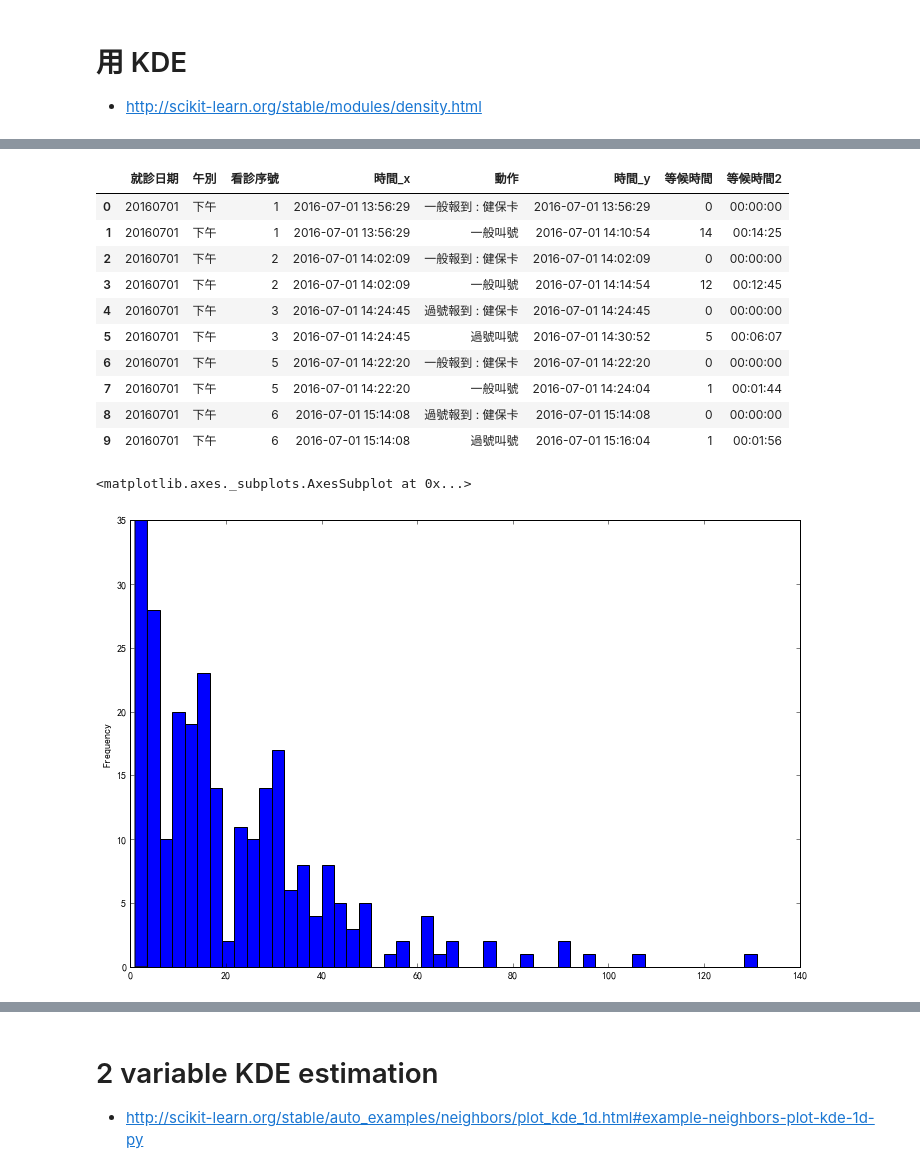
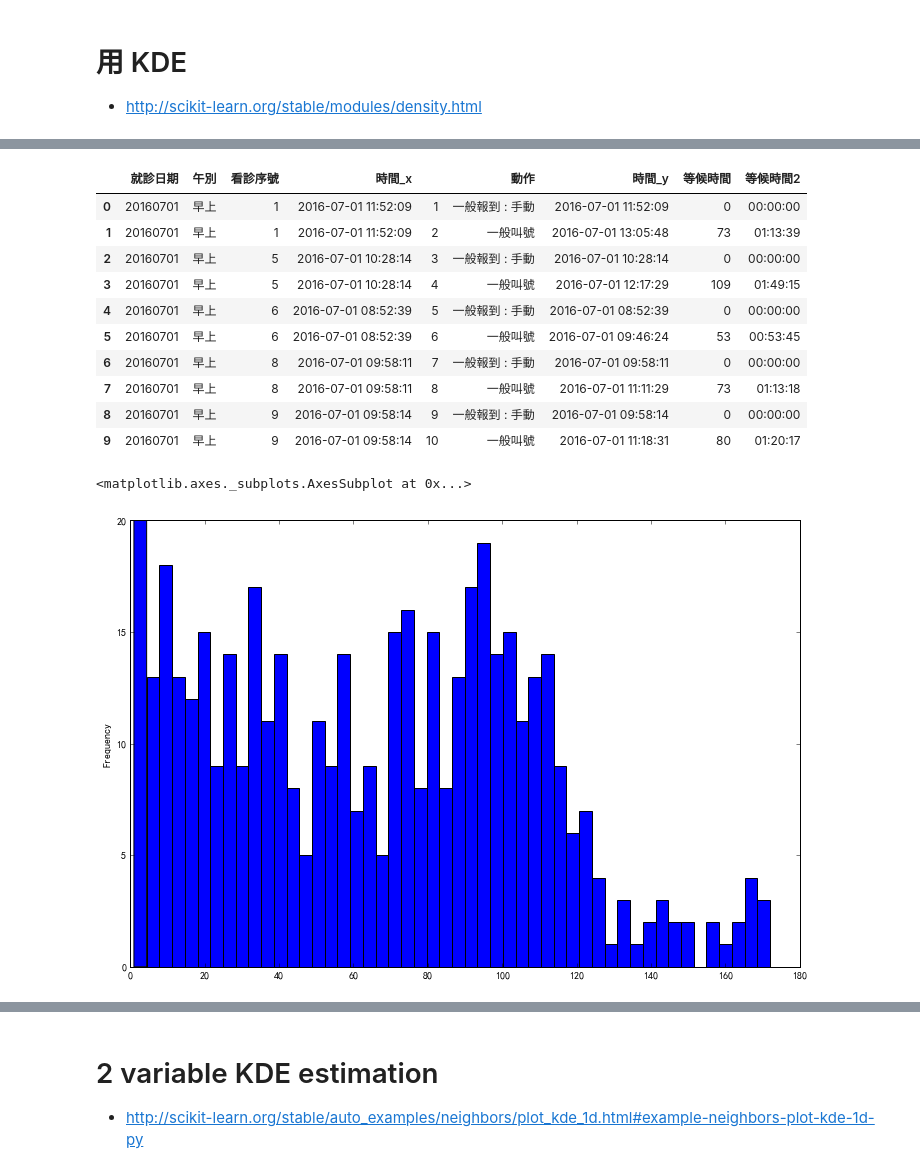
Before and after one commit to t0mst0ne/OPD_waiting, a Jupyter notebook: OPD 門診叫號 分佈.ipynb, the cells around one changed output, grey strips where cells are left out. Drawn from its saved outputs; the diff is of its cells as text; code cells hidden in the pictures.

```diff
--- a/OPD 門診叫號 分佈.ipynb
+++ b/OPD 門診叫號 分佈.ipynb
@@ -16,7 +16,9 @@ cf.go_offline()
 plt.rcParams["font.family"] = "SimHei"
 pd.set_option('display.max_columns', 100)
 
-df = pd.read_csv('OPD.csv',sep='\t')
+# OPD.csv 為按號碼報到  OPD2.csv 為先到先看
+df = pd.read_csv('data/OPD.csv',sep='\t')
+df = pd.read_csv('data/OPD2.csv',sep='\t')
 
 
 df.就診日期 = df.就診日期.astype(str)
@@ -54,22 +57,22 @@ df3 = pd.merge(df2,df, on=['就診日期','午別','看診序號'])
 df3['等候時間2'] = df3.時間_y - df3.時間_x
 df3.head(10)
 # %% [output]
-|  | 就診日期 | 午別 | 看診序號 | 時間_x | 動作 | 時間_y | 等候時間 | 等候時間2 |
-| 0 | 20160701 | 下午 | 1 | 2016-07-01 13:56:29 | 一般報到 : 健保卡 | 2016-07-01 13:56:29 | 0 | 00:00:00 |
-| 1 | 20160701 | 下午 | 1 | 2016-07-01 13:56:29 | 一般叫號 | 2016-07-01 14:10:54 | 14 | 00:14:25 |
-| 2 | 20160701 | 下午 | 2 | 2016-07-01 14:02:09 | 一般報到 : 健保卡 | 2016-07-01 14:02:09 | 0 | 00:00:00 |
-| 3 | 20160701 | 下午 | 2 | 2016-07-01 14:02:09 | 一般叫號 | 2016-07-01 14:14:54 | 12 | 00:12:45 |
-| 4 | 20160701 | 下午 | 3 | 2016-07-01 14:24:45 | 過號報到 : 健保卡 | 2016-07-01 14:24:45 | 0 | 00:00:00 |
-| 5 | 20160701 | 下午 | 3 | 2016-07-01 14:24:45 | 過號叫號 | 2016-07-01 14:30:52 | 5 | 00:06:07 |
-| 6 | 20160701 | 下午 | 5 | 2016-07-01 14:22:20 | 一般報到 : 健保卡 | 2016-07-01 14:22:20 | 0 | 00:00:00 |
-| 7 | 20160701 | 下午 | 5 | 2016-07-01 14:22:20 | 一般叫號 | 2016-07-01 14:24:04 | 1 | 00:01:44 |
-| 8 | 20160701 | 下午 | 6 | 2016-07-01 15:14:08 | 過號報到 : 健保卡 | 2016-07-01 15:14:08 | 0 | 00:00:00 |
-| 9 | 20160701 | 下午 | 6 | 2016-07-01 15:14:08 | 過號叫號 | 2016-07-01 15:16:04 | 1 | 00:01:56 |
+|  | 就診日期 | 午別 | 看診序號 | 時間_x |  | 動作 | 時間_y | 等候時間 | 等候時間2 |
+| 0 | 20160701 | 早上 | 1 | 2016-07-01 11:52:09 | 1 | 一般報到 : 手動 | 2016-07-01 11:52:09 | 0 | 00:00:00 |
+| 1 | 20160701 | 早上 | 1 | 2016-07-01 11:52:09 | 2 | 一般叫號 | 2016-07-01 13:05:48 | 73 | 01:13:39 |
+| 2 | 20160701 | 早上 | 5 | 2016-07-01 10:28:14 | 3 | 一般報到 : 手動 | 2016-07-01 10:28:14 | 0 | 00:00:00 |
+| 3 | 20160701 | 早上 | 5 | 2016-07-01 10:28:14 | 4 | 一般叫號 | 2016-07-01 12:17:29 | 109 | 01:49:15 |
+| 4 | 20160701 | 早上 | 6 | 2016-07-01 08:52:39 | 5 | 一般報到 : 手動 | 2016-07-01 08:52:39 | 0 | 00:00:00 |
+| 5 | 20160701 | 早上 | 6 | 2016-07-01 08:52:39 | 6 | 一般叫號 | 2016-07-01 09:46:24 | 53 | 00:53:45 |
+| 6 | 20160701 | 早上 | 8 | 2016-07-01 09:58:11 | 7 | 一般報到 : 手動 | 2016-07-01 09:58:11 | 0 | 00:00:00 |
+| 7 | 20160701 | 早上 | 8 | 2016-07-01 09:58:11 | 8 | 一般叫號 | 2016-07-01 11:11:29 | 73 | 01:13:18 |
+| 8 | 20160701 | 早上 | 9 | 2016-07-01 09:58:14 | 9 | 一般報到 : 手動 | 2016-07-01 09:58:14 | 0 | 00:00:00 |
+| 9 | 20160701 | 早上 | 9 | 2016-07-01 09:58:14 | 10 | 一般叫號 | 2016-07-01 11:18:31 | 80 | 01:20:17 |
 # %%
-df[(df.午別.str.contains('下')) & (df.等候時間 != 0) ] ['等候時間'].plot(kind = 'hist', bins = 50, figsize=(12,8))
+df[(df.午別.str.contains('上')) & (df.等候時間 != 0) ] ['等候時間'].plot(kind = 'hist', bins = 50, figsize=(12,8))
 # %% [output]
 <matplotlib.axes._subplots.AxesSubplot at 0x...>
-[figure, old version]
+[figure, new version]
 # %%
 # 整理 dataframe , '時間_x' 是報到時間, '時間_y' 是看診時間
 df4 = df3[df3.等候時間2 >  timedelta(0)]
```
Also changed, not shown: parts of 8 cells of this notebook, 8 other files.
